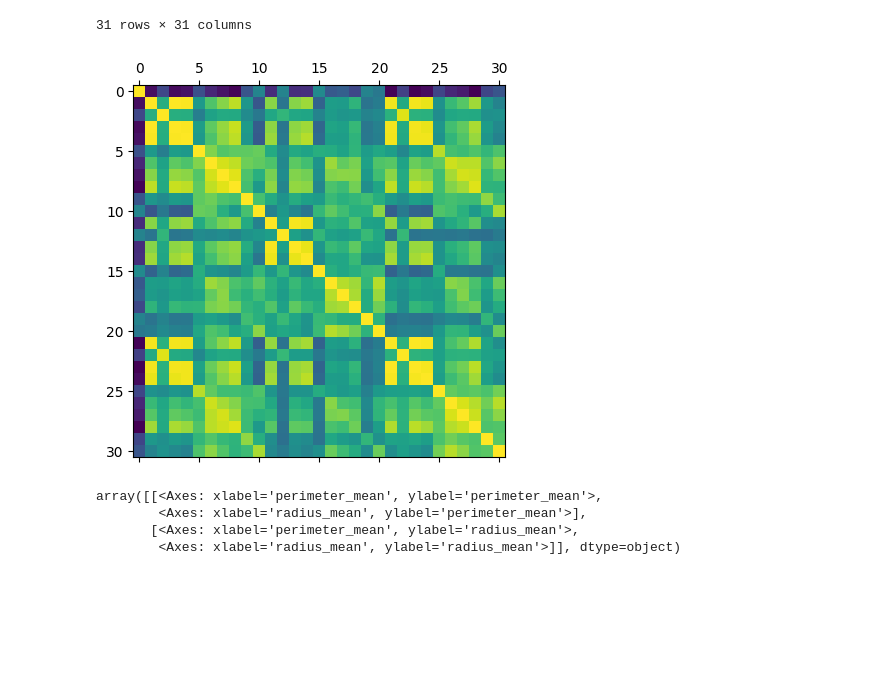
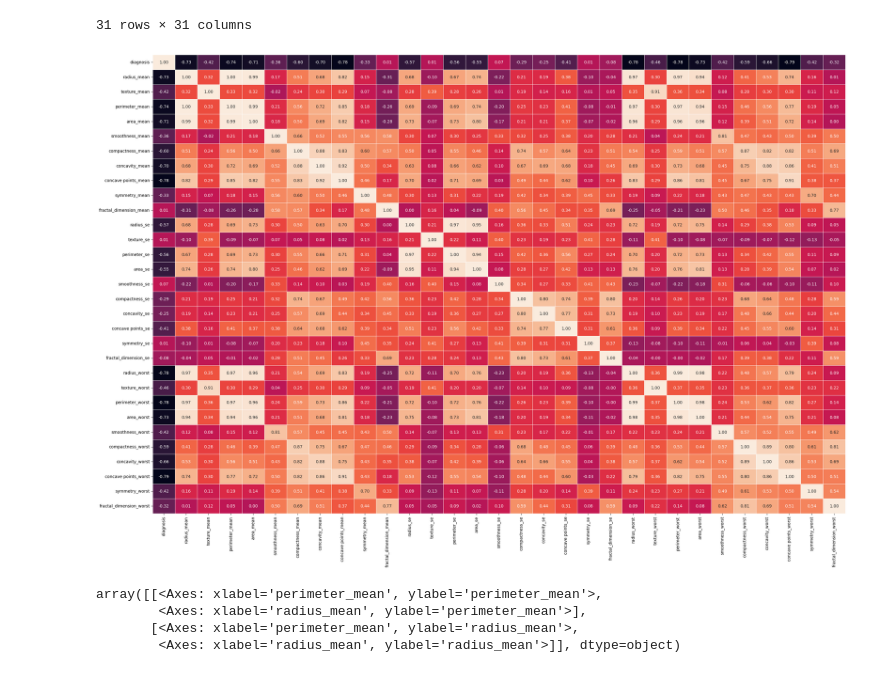
Before and after one commit to Berendej/ML-hw-6, a Jupyter notebook: ml-hw-6.ipynb, the cells around one changed output. Saved outputs shown, nothing was run; the diff lists cells and outputs as text; code cells hidden in the pictures; blank space fills up the shorter version.

```diff
--- a/ml-hw-6.ipynb
+++ b/ml-hw-6.ipynb
@@ -9,7 +1,7 @@ Saving data.csv to data.csv
 # %%
 import pandas as pd
 import io
-d = pd.read_csv(io.BytesIO(uploaded['data.csv']))
+d = pd.read_csv('https://raw.githubusercontent.com/Berendej/ML-hw-6/refs/heads/main/sample_data/data.csv')
 d
 # %% [output]
 |  | id | diagnosis | radius_mean | texture_mean | perimeter_mean | area_mean | smoothness_mean | ... |
@@ -167,25 +159,28 @@ d.corr()
 # %%
 # сильно коррелируют radius_mean perimeter_mean area_mean radus_worst
 # perimeter_worst area_worst это и понятно, это просто геометрические размеры
 
 # Коррелируют между собой практически все *_mean - *_worst
 # например texture_mean texture_worst - это объяснимо они описывают одно и то же.
 # помимо всего прочего видно что самые высокие коефф. корреляции с  целевой
 # функцией имеют признаки  concave_points_mean ( -0.776614 ) обратная
 # зависимость. т.е. чем меньше concave_points_mean тем более вероятно
 # что benign. На гистограмме видно что если concave_points_mean больше 0.09,
 # то скорее всего malignant.  Нет ни одной benign с concave_points_mean > 0.09
 # и очень много malignant c concave_points_mean > 0.09
 # Еще более информативна concave points_worst	-0.793566
 
 import matplotlib.pyplot as plt
-plt.matshow(d.corr())
+import seaborn as sns
+#plt.matshow(d.corr())
+#plt.show()
+plt.figure(figsize=(30, 20))
+sns.heatmap(d.corr(), annot=True, cbar=False, linewidths=.5, fmt= '.2f')
 plt.show()
-# картинка бесполезна. попробуй угадай что такое feature 23
-# (вроде 23? а! нет, это 22)  и он коррелирует с  feature номер 3
-# (3? а! нет, это 2). Так... а что это?
+
+# мне было удобнее просмотреть простую d.corr()
 # %% [output]
-[figure, old version]
+[figure, new version]
 # %%
 # Постройте для сильно скоррелированных признаков попарные scatterplot-ы,
 # действительно ли наблюдается линейная зависимость?
```
Also changed, not shown: parts of 6 cells of this notebook.
